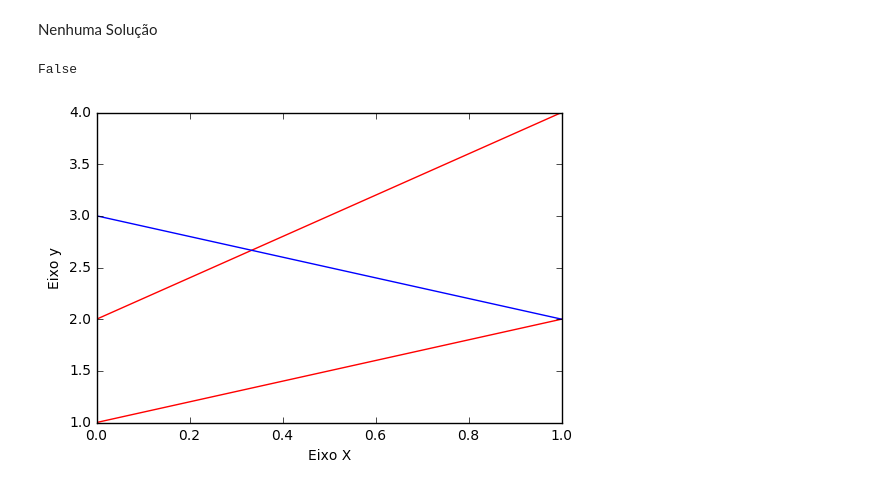
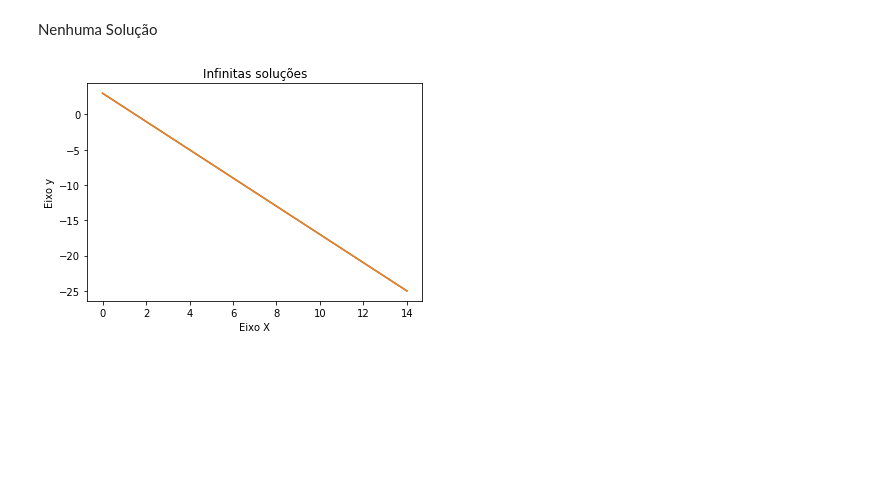
Before and after one commit to AdielNascimento/Aula06, a Jupyter notebook: Aula06+-+Adiel+Dos+Santos+Nascimento (1).ipynb, the cells around one changed output. Drawn from its saved outputs; the diff is of its cells as text; code cells hidden in the pictures; blank space fills up the shorter version.

```diff
--- a/Aula06+-+Adiel+Dos+Santos+Nascimento (1).ipynb
+++ b/Aula06+-+Adiel+Dos+Santos+Nascimento (1).ipynb
@@ -51,15 +51,14 @@ True
 # %%
 a = np.array([[2,1],[4,2]])
 b = np.array([3,2])
 
+x = np.array(range(0,15))
 
-print(np.allclose(np.dot(a,x),b))
-
-plt.plot(a,color='red')
-plt.plot(b)
+plt.plot(x, 3 - 2 * x )
+plt.plot(x, 3 - 2 * x )
+plt.title('Infinitas soluções')
 plt.xlabel('Eixo X')
 plt.ylabel('Eixo y')
 plt.show()
 # %% [output]
-False
-[figure, old version]
+[figure, new version]
```
Also changed, not shown: parts of 13 cells of this notebook.
